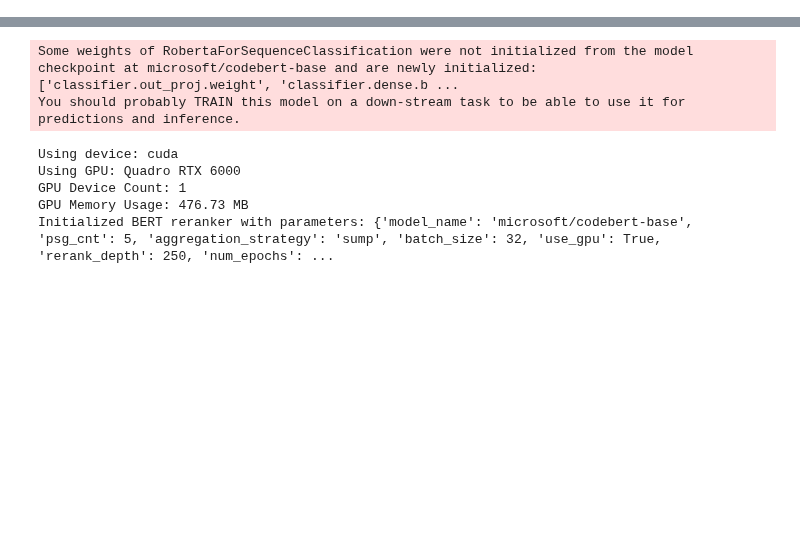
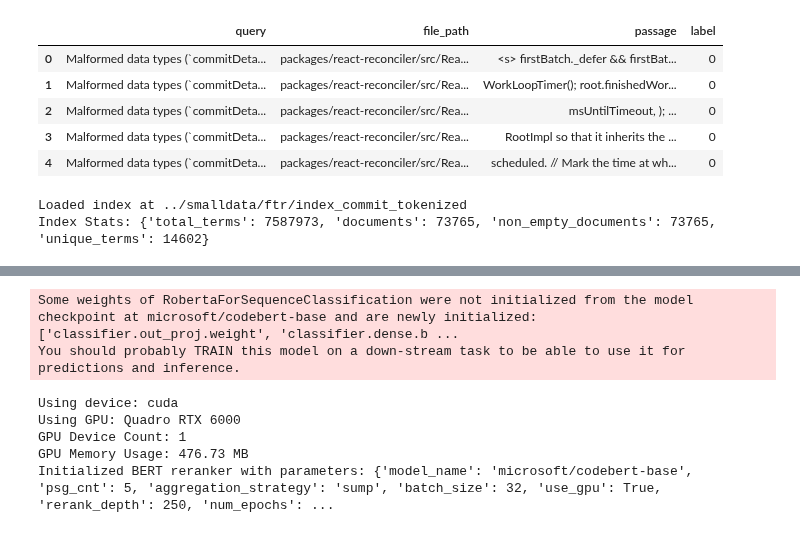
Before and after one commit to Siddharth-Gandhi/ds, a Jupyter notebook: notebooks/debug.ipynb, the cells around one changed output, grey strips where cells are left out. Saved outputs shown, nothing was run; the diff lists cells and outputs as text; code cells hidden in the pictures; blank space fills up the shorter version.

```diff
--- a/notebooks/debug.ipynb
+++ b/notebooks/debug.ipynb
@@ -22,0 +31,11 @@ len(set(code_df[code_df['label'] == 1].SR_file_path.tolist()))
+# %%
+diff_code_triplets = pd.read_parquet(os.path.join(cache_path, 'diff_code_triplets.parquet'))
+# %%
+diff_code_triplets.head()
+# %% [output]
+|  | query | file_path | passage | label |
+| 0 | Malformed data types (`commitDeta... | packages/react-reconciler/src/Rea... | <s> firstBatch._defer && firstBat... | 0 |
+| 1 | Malformed data types (`commitDeta... | packages/react-reconciler/src/Rea... | WorkLoopTimer(); root.finishedWor... | 0 |
+| 2 | Malformed data types (`commitDeta... | packages/react-reconciler/src/Rea... | msUntilTimeout, ); ... | 0 |
+| 3 | Malformed data types (`commitDeta... | packages/react-reconciler/src/Rea... | RootImpl so that it inherits the ... | 0 |
+| 4 | Malformed data types (`commitDeta... | packages/react-reconciler/src/Rea... | scheduled. // Mark the time at wh... | 0 |
@@ -22,0 +244,30 @@ len(set(code_df[code_df['label'] == 1].SR_file_path.tolist()))
+# %%
+class Args:
+    def __init__(self, **kwargs):
+        self.__dict__.update(kwargs)
+
+args = Args(
+    index_path='../smalldata/ftr/index_commit_tokenized', repo_path='../smalldata/ftr', k=1000, n=100, model_path='microsoft/codebert-base', overwrite_cache=False, batch_size=32, num_epochs=10, learning_rate=5e-05, num_positives=10, num_negatives=10, train_depth=1000, num_workers=8, train_commits=1000, psg_cnt=25, aggregation_strategy='sump', use_gpu=True, rerank_depth=100, do_train=True, do_eval=True, eval_gold=True, openai_model='gpt4', overwrite_eval=False, sanity_check=True, debug=False, best_model_path=None, bert_best_model='../data/combined_commit_train/best_model', psg_len=350, psg_stride=300, ignore_gold_in_training=False, eval_folder='code_rerank', use_gpt_train=True
+)
+
+metrics =['MAP', 'P@1', 'P@10', 'P@20', 'P@30', 'MRR', 'R@1', 'R@10', 'R@100', 'R@1000']
+repo_path = args.repo_path
+repo_name = repo_path.split('/')[-1]
+index_path = args.index_path
+K = args.k
+n = args.n
+combined_df = get_combined_df(repo_path)
+BM25_AGGR_STRAT = 'sump'
+eval_path = os.path.join(repo_path, 'eval')
+if not os.path.exists(eval_path):
+    os.makedirs(eval_path)
+
+bm25_searcher = BM25Searcher(index_path)
+evaluator = SearchEvaluator(metrics)
+model_evaluator = ModelEvaluator(bm25_searcher, evaluator, combined_df)
+
+test_path = os.path.join('..', 'gold', 'facebook_react', 'v2_facebook_react_gpt4_gold.parquet')
+gold_df = pd.read_parquet(test_path)
+# %% [output]
+Loaded index at ../smalldata/ftr/index_commit_tokenized
+Index Stats: {'total_terms': 7587973, 'documents': 73765, 'non_empty_documents': 73765, 'unique_terms': 14602}
```
Also changed, not shown: parts of 39 cells of this notebook, 7 other files.
